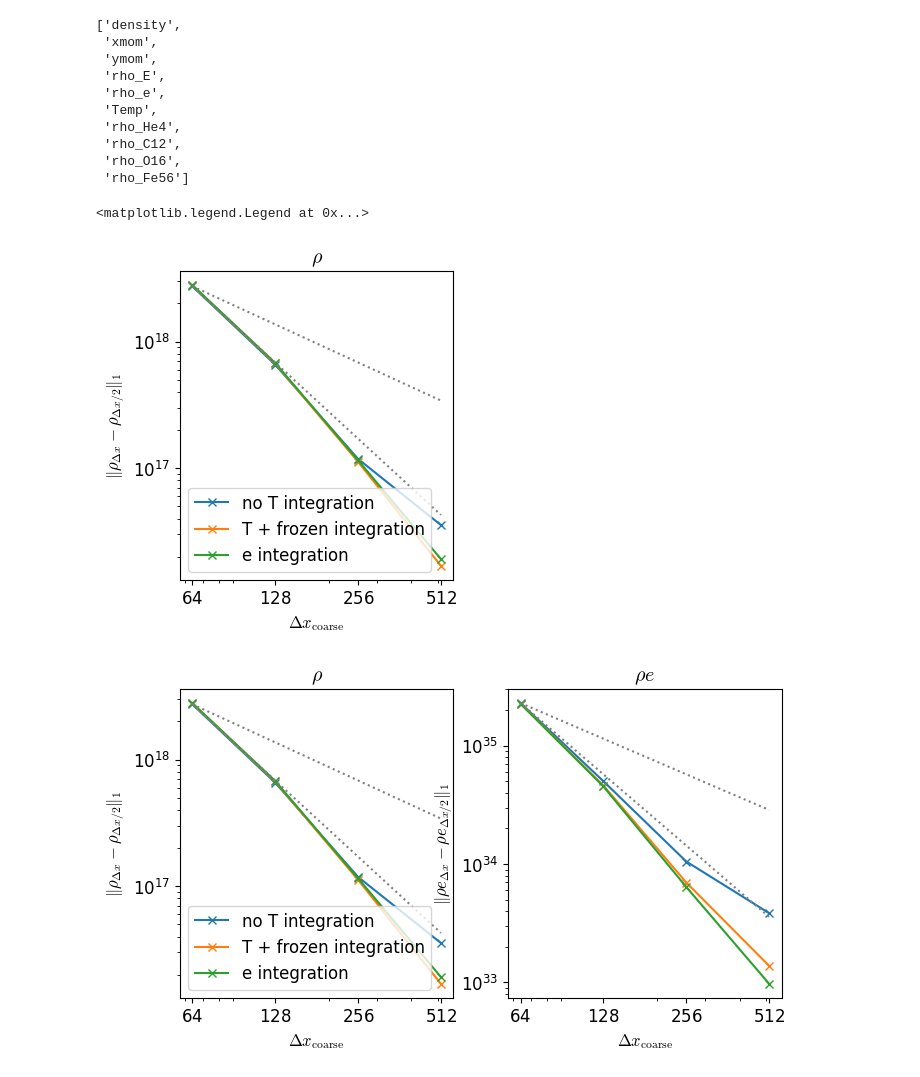
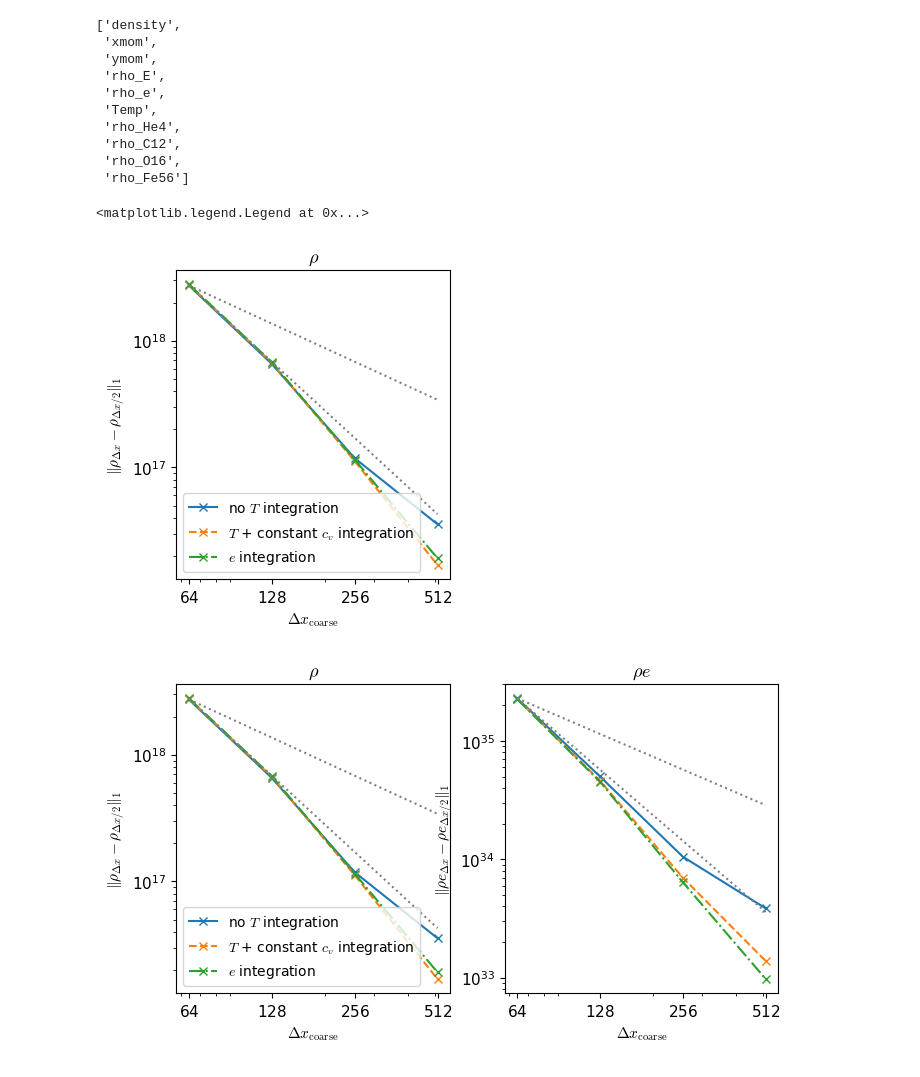
Before and after one commit to sbu-cafe/papers, a Jupyter notebook: strang/plot.ipynb, the cells around one changed output. Saved outputs shown, nothing was run; the diff lists cells and outputs as text; code cells hidden in the pictures.

```diff
--- a/strang/plot.ipynb
+++ b/strang/plot.ipynb
@@ -4,7 +4,7 @@ import matplotlib.pyplot as plt
 import matplotlib as mpl
 mpl.rcParams['figure.dpi'] = 100
 mpl.rcParams['figure.figsize'] = (10, 8)
-mpl.rcParams['font.size'] = 12
+mpl.rcParams['font.size'] = 11
 # %%
 no_T_int = "convergence_no_T_integration.out"
 T_frozen_int = "convergence_T_integration_frozen.out"
@@ -40,10 +40,10 @@ varnames
 res = np.array([64, 128, 256, 512])
 # %%
 def plot_one(axx, idx, title):
-    axx.plot(res, [no_T_data[idx,0], no_T_data[idx,2], no_T_data[idx,4], no_T_data[idx,6]], marker="x", label="no T integration")
-    axx.plot(res, [T_frozen_data[idx,0], T_frozen_data[idx,2], T_frozen_data[idx,4], T_frozen_data[idx,6]], marker="x", label="T + frozen integration")
+    axx.plot(res, [no_T_data[idx,0], no_T_data[idx,2], no_T_data[idx,4], no_T_data[idx,6]], marker="x", linestyle="-", label="no $T$ integration")
+    axx.plot(res, [T_frozen_data[idx,0], T_frozen_data[idx,2], T_frozen_data[idx,4], T_frozen_data[idx,6]], marker="x", linestyle="--", label="$T$ + constant $c_v$ integration")
     #axx.plot(res, [T_eos_data[idx,0], T_eos_data[idx,2], T_eos_data[idx,4], T_eos_data[idx,6]], marker="x", label="T + EOS integration")
-    axx.plot(res, [e_data[idx,0], e_data[idx,2], e_data[idx,4], e_data[idx,6]], marker="x", label="e integration")
+    axx.plot(res, [e_data[idx,0], e_data[idx,2], e_data[idx,4], e_data[idx,6]], marker="x", linestyle="-.", label="$e$ integration")
 
     err0 = no_T_data[idx,0]
     axx.plot(res, err0*(res[0]/res), color="0.5", linestyle=":")
@@ -62,15 +62,15 @@ def plot_one(axx, idx, title):
 # %%
 fig = plt.figure()
 fig.set_size_inches((12, 9))
 ax = fig.add_subplot(231)
 
 idx = varnames.index("density")
 
 plot_one(ax, idx, r"$\rho$")
-ax.legend()
+ax.legend(fontsize=10)
 # %% [output]
 <matplotlib.legend.Legend at 0x...>
-[figure, old version]
+[figure, new version]
 # %%
 ax = fig.add_subplot(232)
 
@@ -79,7 +79,7 @@ plot_one(ax, idx, r"$\rho e$")
 # %%
 fig
 # %% [output]
-[figure, old version]
+[figure, new version]
 # %%
 ax = fig.add_subplot(233)
 
```
Also changed, not shown: parts of 4 cells of this notebook.
